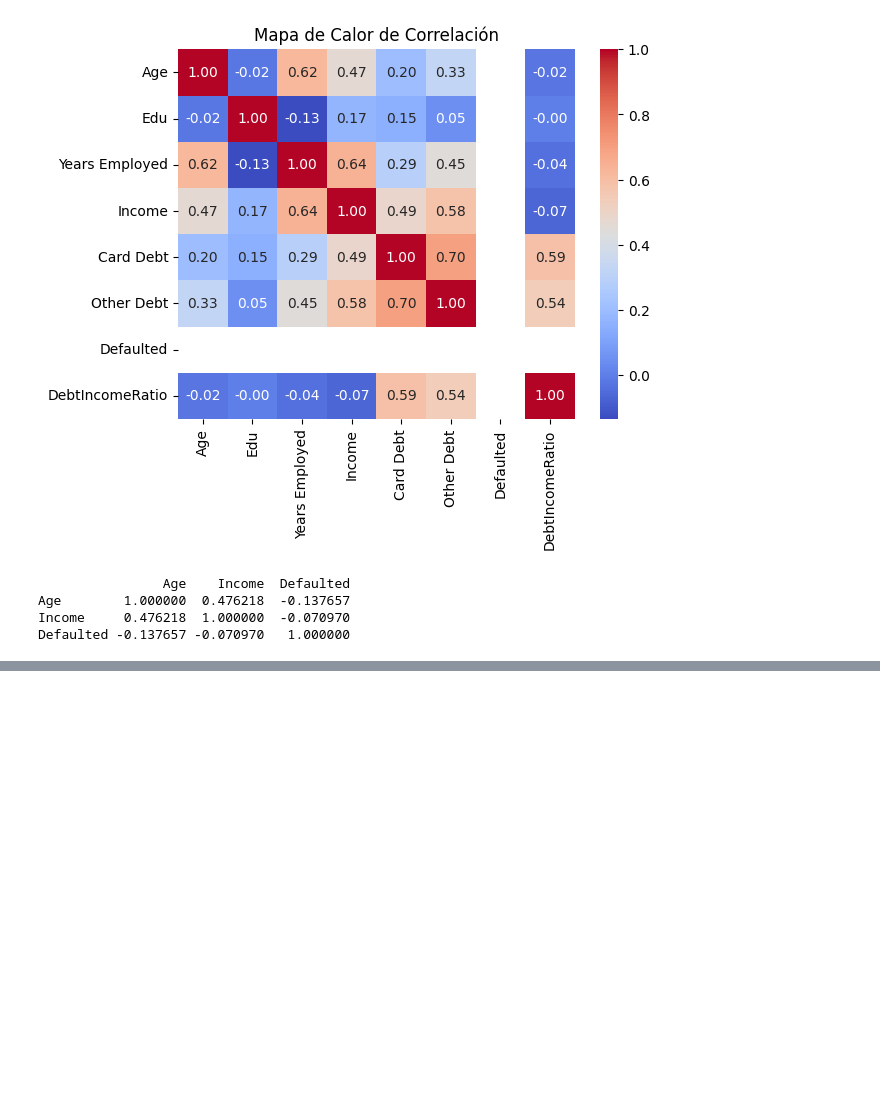
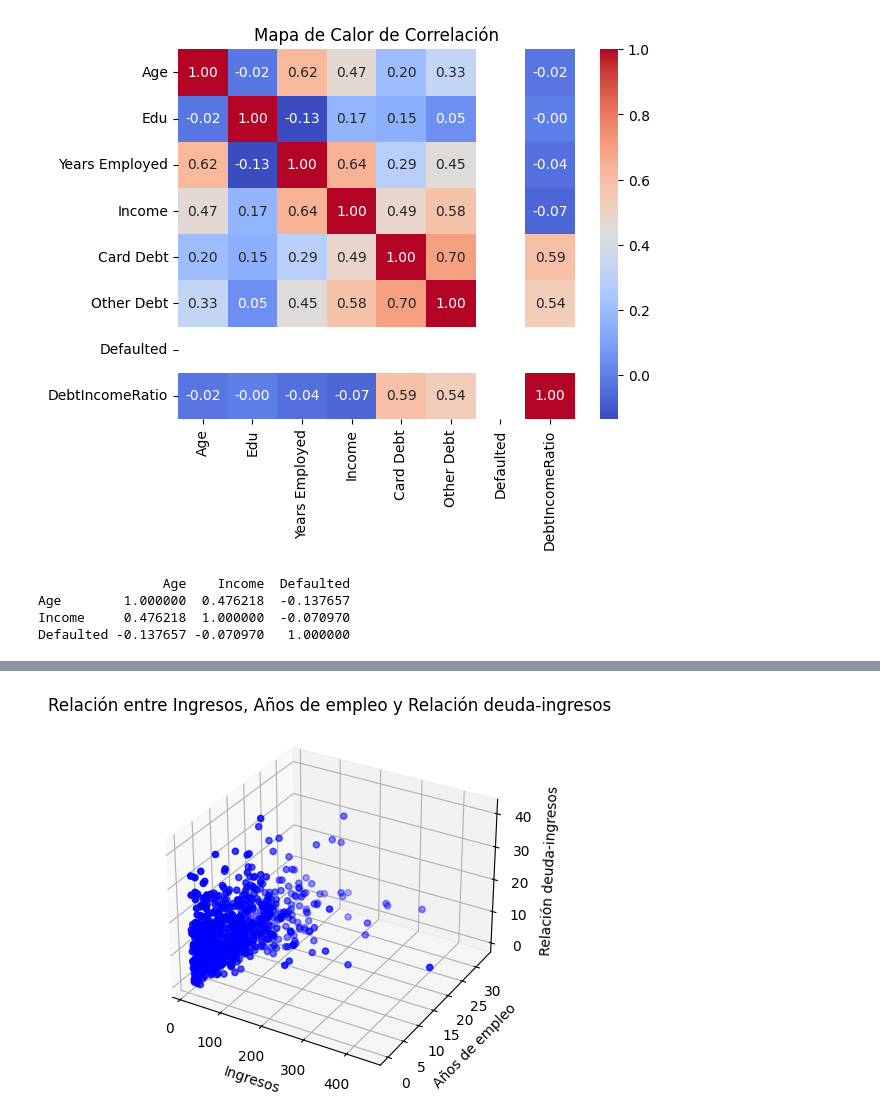
Before and after one commit to fpabi/Tareas, a Jupyter notebook: Ejercicio.ipynb, the cells around one changed output, grey strips where cells are left out. Cells and saved outputs as stored; diff of their text form; code cells hidden in the pictures; blank space fills up the shorter version.

```diff
--- a/Ejercicio.ipynb
+++ b/Ejercicio.ipynb
@@ -220,0 +238,23 @@ customers_bien[customers_bien['Defaulted']==0].shape
+# %%
+# Crear una figura 3D
+fig = plt.figure()
+ax = fig.add_subplot(111, projection='3d')
+
+# Establecer los datos de los ejes
+x = customers_bien['Income']
+y = customers_bien['Years Employed']
+z = customers_bien['DebtIncomeRatio']
+
+# Crear el gráfico 3D de dispersión
+ax.scatter(x, y, z, c='b', marker='o')
+
+# Etiquetar los ejes
+ax.set_xlabel('Ingresos')
+ax.set_ylabel('Años de empleo')
+ax.set_zlabel('Relación deuda-ingresos')
+
+# Mostrar el gráfico
+plt.title('Relación entre Ingresos, Años de empleo y Relación deuda-ingresos')
+plt.show()
+# %% [output]
+[figure, added]
```
Also changed, not shown: parts of 6 cells of this notebook.
